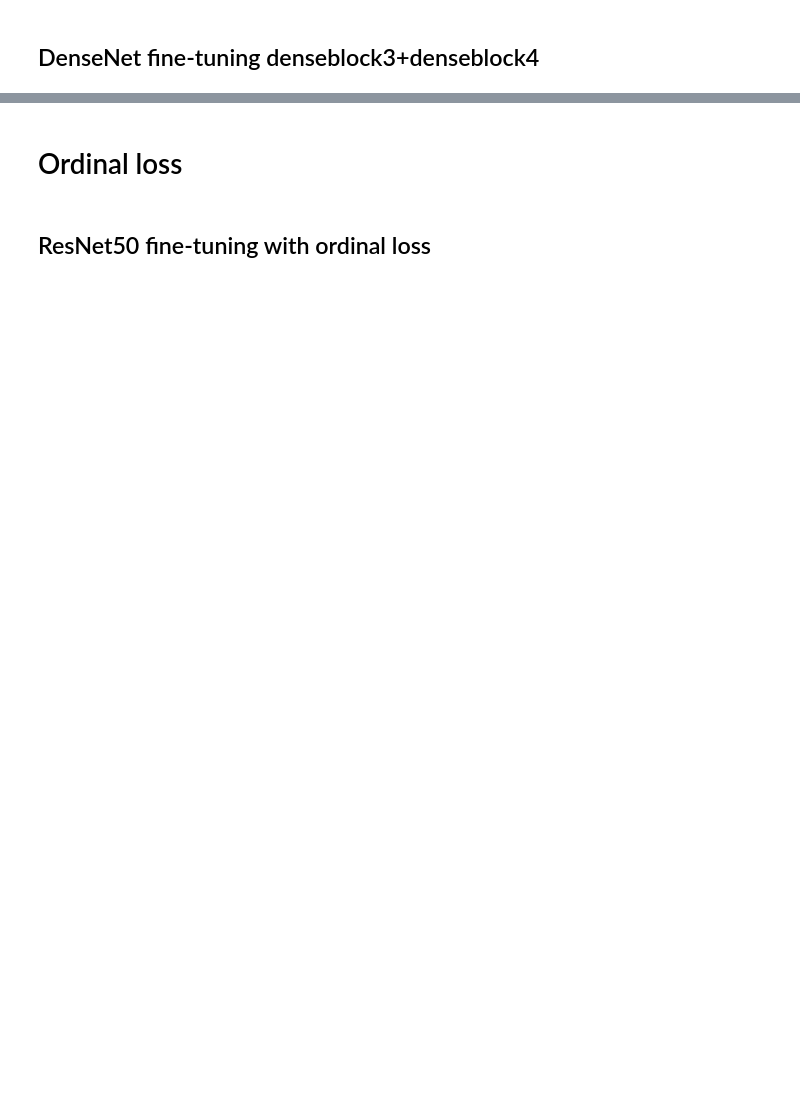
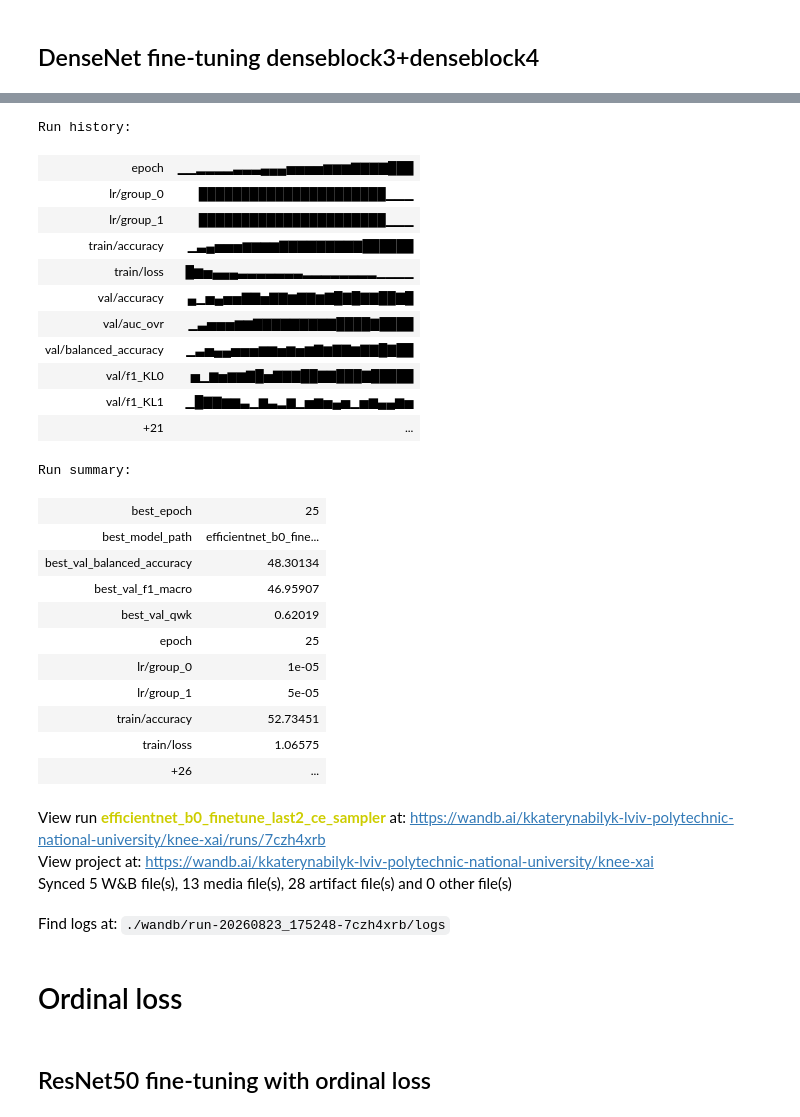
Before and after one commit to kubyllka/knee-osteoarthritis-xai, a Jupyter notebook: knee-osteoarthritis-anysis.ipynb, the cells around one changed output, grey strips where cells are left out. Drawn from its saved outputs; the diff is of its cells as text; code cells hidden in the pictures; blank space fills up the shorter version.

```diff
--- a/knee-osteoarthritis-anysis.ipynb
+++ b/knee-osteoarthritis-anysis.ipynb
@@ -2766,0 +2836,4 @@ Find logs at: ./wandb/run-20260820_122101-q6dhheyk/logs
+# %%
+efficientnet_model = create_efficientnet_b0_finetune_model(
+    num_classes=NUM_CLASSES
+).to(device)
@@ -2766,0 +2950,18 @@ Find logs at: ./wandb/run-20260820_122101-q6dhheyk/logs
+# %%
+efficientnet_model, best_val_f1, best_epoch, best_model_path = train_model(
+    model=efficientnet_model,
+    train_loader=train_loader,
+    val_loader=val_loader,
+    criterion=criterion,
+    optimizer=optimizer_efficientnet,
+    scheduler=scheduler_efficientnet,
+    device=device,
+    config=config_efficientnet_finetune,
+    run=run,
+    best_model_path="efficientnet_b0_finetune_last2_best.pth",
+    early_stopping=EarlyStopping(
+        patience=6,
+        min_delta=0.1
+    ),
+    num_classes=NUM_CLASSES
+)
@@ -2766,0 +2986,15 @@ Find logs at: ./wandb/run-20260820_122101-q6dhheyk/logs
+# %%
+efficientnet_model, best_val_metrics = finalize_run(
+    model=efficientnet_model,
+    val_loader=val_loader,
+    criterion=criterion,
+    device=device,
+    config=config_efficientnet_finetune,
+    run=run,
+    best_epoch=best_epoch,
+    best_val_f1=best_val_f1,
+    best_model_path=best_model_path,
+    artifact_name="efficientnet_b0_finetune_last2",
+    num_classes=NUM_CLASSES
+)
+# %% [output]
@@ -2767,3 +3002,31 @@ Find logs at: ./wandb/run-20260820_122101-q6dhheyk/logs
+Run history:
+| epoch | ▁▁▂▂▂▂▃▃▃▄▄▄▅▅▅▅▆▆▆▇▇▇▇███ |
+| lr/group_0 | ██████████████████████▁▁▁ |
+| lr/group_1 | ██████████████████████▁▁▁ |
+| train/accuracy | ▁▃▄▅▅▅▆▆▆▆▇▇▇▇▇▇▇▇▇██████ |
+| train/loss | █▆▅▄▄▄▃▃▃▃▃▃▃▂▂▂▂▂▂▂▂▁▁▁▁ |
+| val/accuracy | ▄▁▅▄▅▅▇▇▅▇▇▆▇▇▆▇█▇█▇▇██▇█ |
+| val/auc_ovr | ▁▃▅▅▅▆▆▇▇▇▇▇▇▇▇▇████▇████ |
+| val/balanced_accuracy | ▁▃▅▄▄▅▅▅▆▆▅▆▅▆▇▆▇▇▆▇▇█▇██ |
+| val/f1_KL0 | ▅▁▆▅▆▆▇█▅▇▇▇██▇▇███▇█████ |
+| val/f1_KL1 | ▁█▇▇▆▆▃▁▆▃▂▆▁▅▆▅▄▅▁▅▆▄▄▆▅ |
+| +21 | ... |
+Run summary:
+| best_epoch | 25 |
+| best_model_path | efficientnet_b0_fine... |
+| best_val_balanced_accuracy | 48.30134 |
+| best_val_f1_macro | 46.95907 |
+| best_val_qwk | 0.62019 |
+| epoch | 25 |
+| lr/group_0 | 1e-05 |
+| lr/group_1 | 5e-05 |
+| train/accuracy | 52.73451 |
+| train/loss | 1.06575 |
+| +26 | ... |
+View run efficientnet_b0_finetune_last2_ce_sampler at: https://wandb.ai/kkaterynabilyk-lviv-polytechnic-national-university/knee-xai/runs/7czh4xrb
+View project at: https://wandb.ai/kkaterynabilyk-lviv-polytechnic-national-university/knee-xai
+Synced 5 W&B file(s), 13 media file(s), 28 artifact file(s) and 0 other file(s)
+Find logs at: ./wandb/run-20260823_175248-7czh4xrb/logs
 # %% [markdown]
 # Ordinal loss
 # %% [markdown]
```
Also changed, not shown: parts of 47 cells of this notebook.
